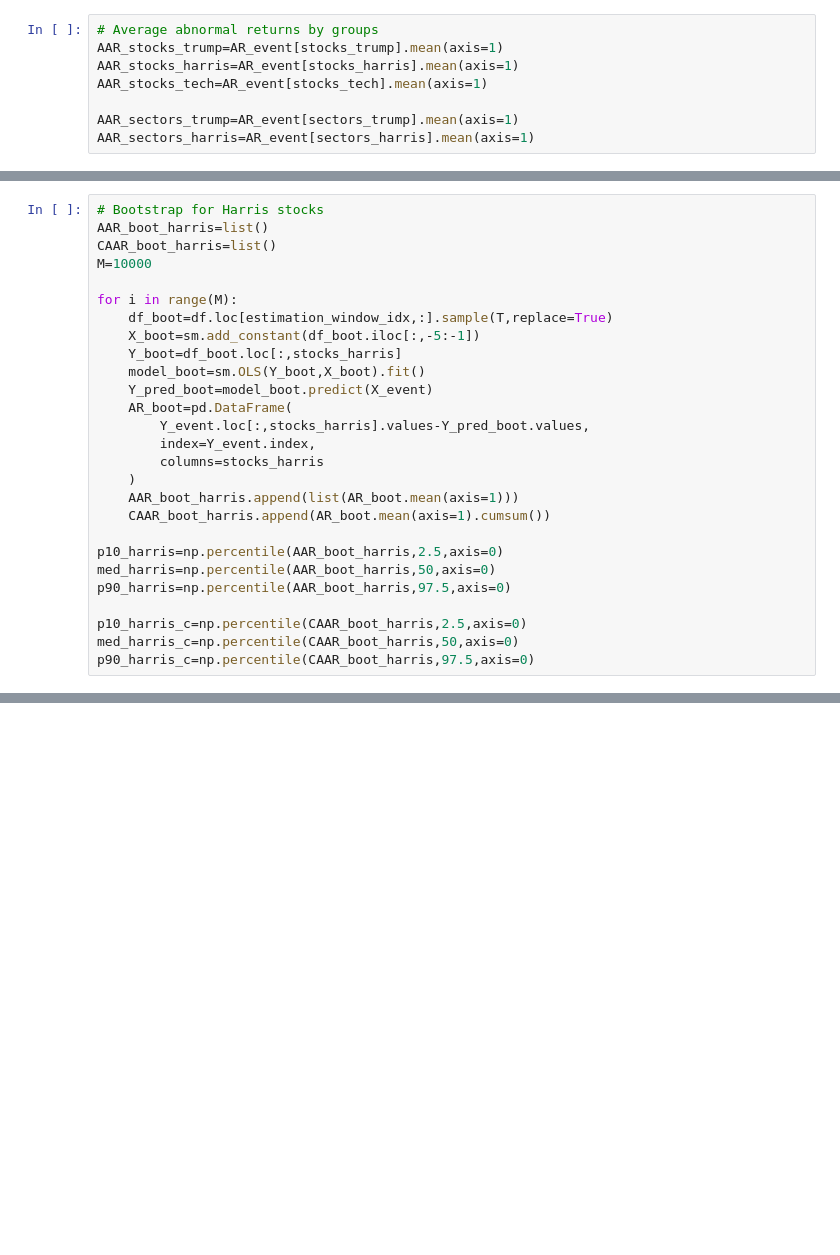
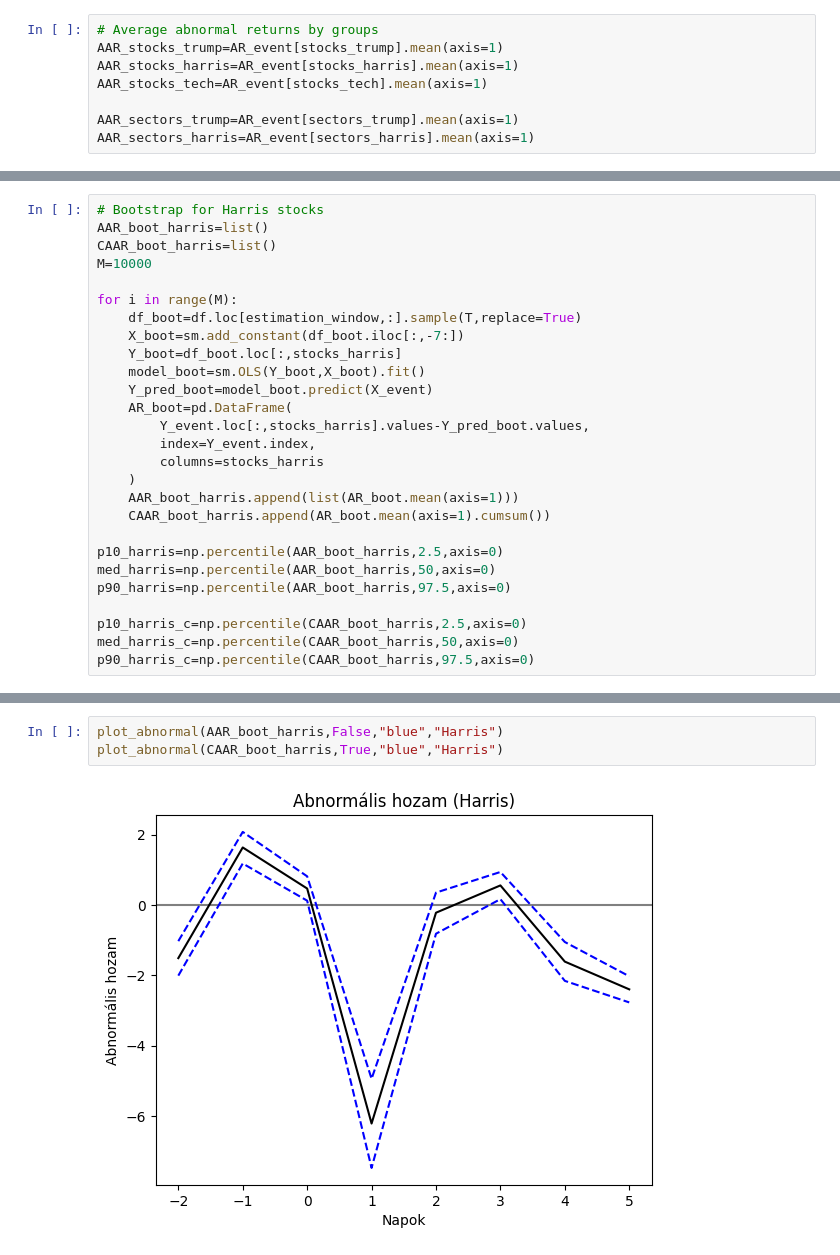
Before and after one commit to orsimarcell/Trump-effect-on-US-stocks, a Jupyter notebook: event_study.ipynb, the cells around one changed output, grey strips where cells are left out. Cells and saved outputs as stored; diff of their text form; blank space fills up the shorter version.

```diff
--- a/event_study.ipynb
+++ b/event_study.ipynb
@@ -248,8 +229,8 @@ CAAR_boot_harris=list()
 M=10000
 
 for i in range(M):
-    df_boot=df.loc[estimation_window_idx,:].sample(T,replace=True)
-    X_boot=sm.add_constant(df_boot.iloc[:,-5:-1])
+    df_boot=df.loc[estimation_window,:].sample(T,replace=True)
+    X_boot=sm.add_constant(df_boot.iloc[:,-7:])
     Y_boot=df_boot.loc[:,stocks_harris]
     model_boot=sm.OLS(Y_boot,X_boot).fit()
     Y_pred_boot=model_boot.predict(X_event)
@@ -321,0 +304,5 @@ plt.show()
+# %%
+plot_abnormal(AAR_boot_harris,False,"blue","Harris")
+plot_abnormal(CAAR_boot_harris,True,"blue","Harris")
+# %% [output]
+[figure, added]
```
Also changed, not shown: parts of 36 cells of this notebook, 16 other files.
